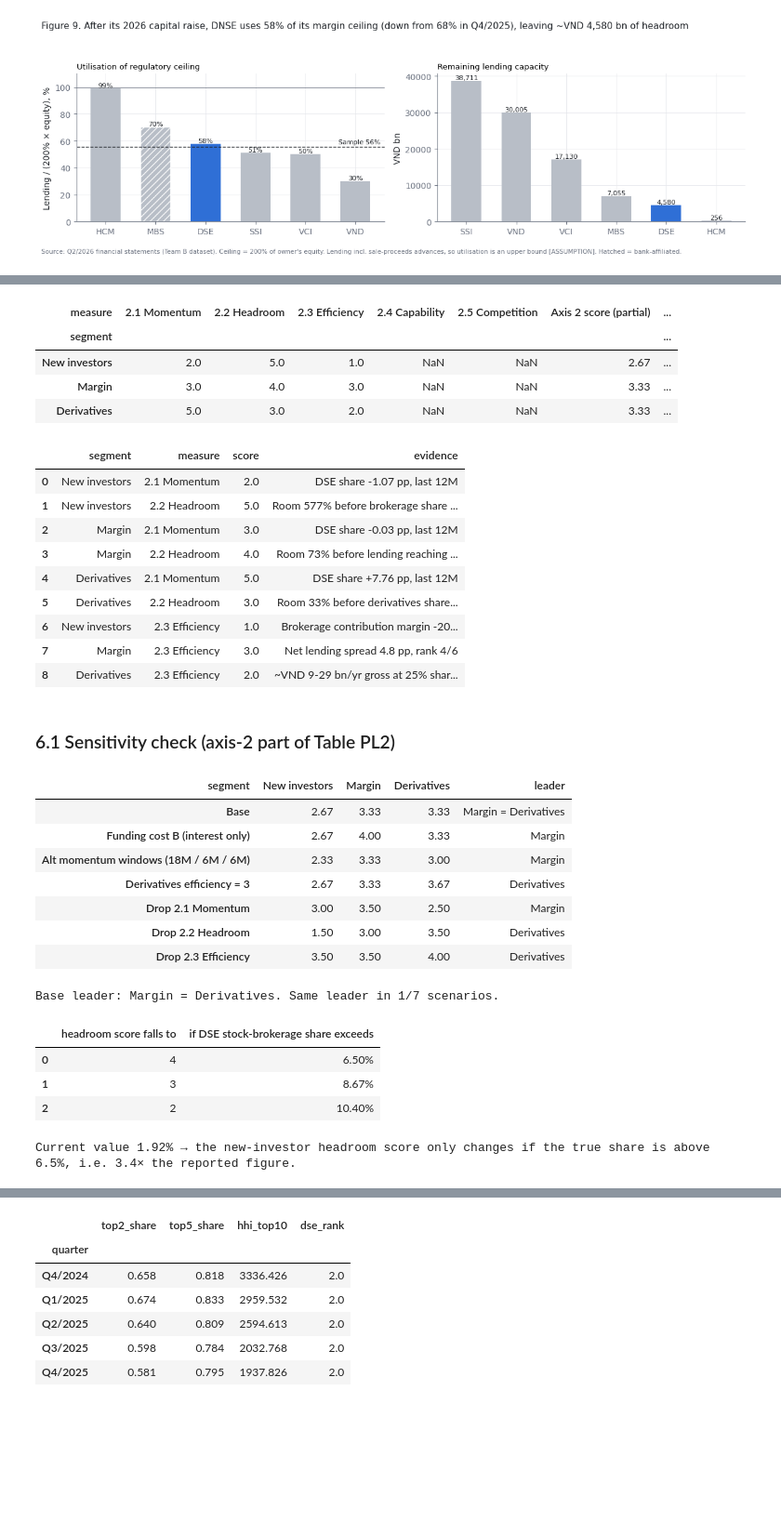
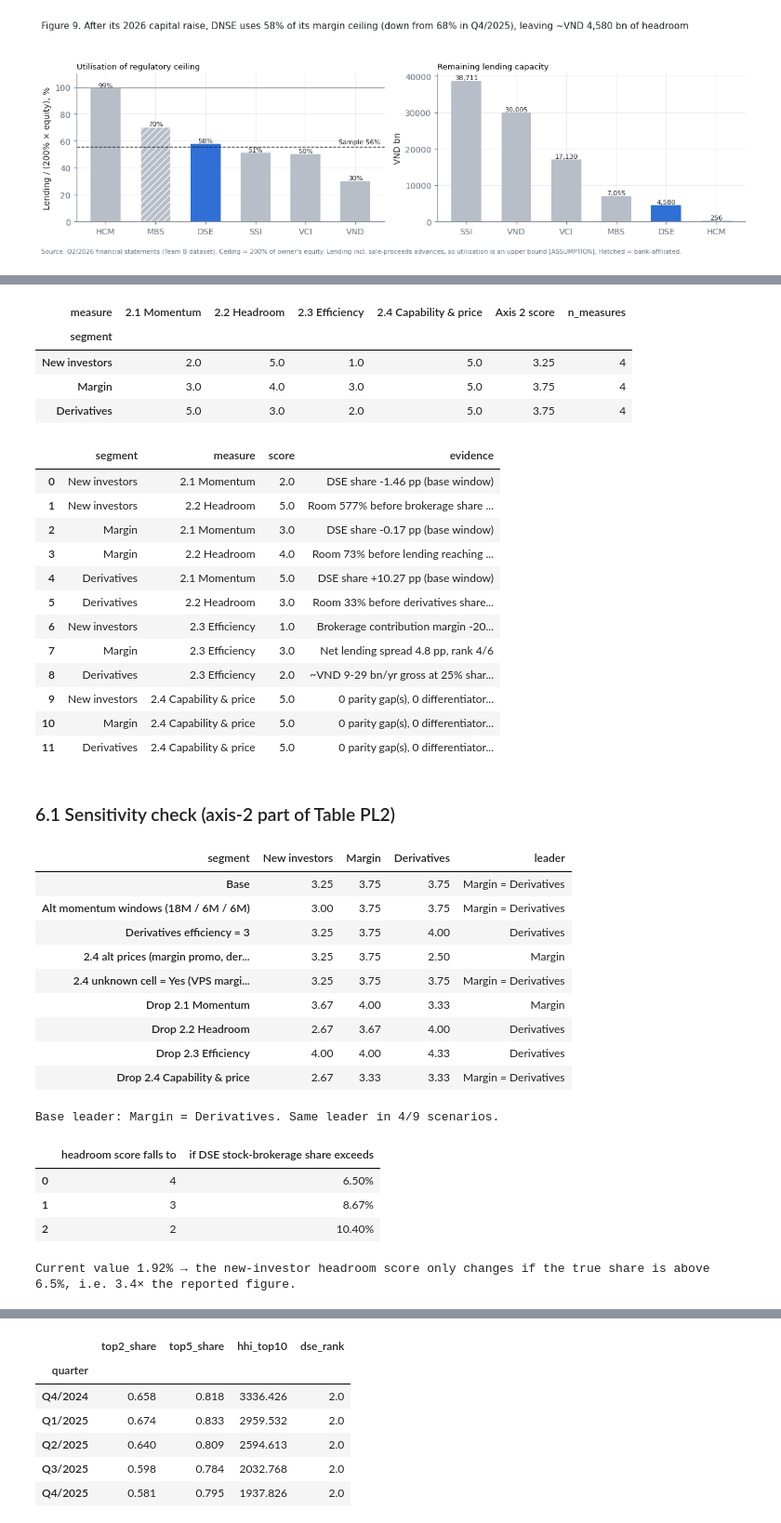
Before and after one commit to Xx-Pumpkin-xX/fba_roadto30_2026, a Jupyter notebook: notebook/B1_axis2_supply_side.ipynb, the cells around one changed output, grey strips where cells are left out. Shown at 93% size. Drawn from its saved outputs; the diff is of its cells as text; code cells hidden in the pictures; blank space fills up the shorter version.

```diff
--- a/notebook/B1_axis2_supply_side.ipynb
+++ b/notebook/B1_axis2_supply_side.ipynb
@@ -565,0 +738,24 @@ plt.show()
+# %%
+fig, axes = plt.subplots(1, 3, figsize=(12, 4))
+BANKS = {"MBS", "TCBS"}
+panels = [("New investors", eq * 100, "Stock brokerage fee, % of value", "{:.2f}%", 100),
+          ("Margin", mg.broad * 100, "Margin rate currently applied, %/yr", "{:.1f}%", 100),
+          ("Derivatives", dv.low_vol_fee.dropna(), "Derivatives fee, low volume, VND/contract", "{:,.0f}", 1)]
+for ax, (seg, ser, ttl, fmt, k) in zip(axes, panels):
+    ser = ser.sort_values()
+    bars = ax.bar(ser.index, ser.values, color=[ACCENT if c == "DSE" else PEER for c in ser.index], width=0.6)
+    for bar, cpy in zip(bars, ser.index):
+        if cpy in BANKS: bar.set_hatch("///"); bar.set_edgecolor("white")
+    ax.bar_label(bars, labels=[fmt.format(v) for v in ser.values], fontsize=7.5, color=INK)
+    ax.axhline(cap24.at[seg, "peer_median"] * k, color=MUTED, ls="--", lw=1)
+    ax.text(len(ser) - 0.5, cap24.at[seg, "peer_median"] * k, " peer median", va="bottom", ha="right", fontsize=7.5, color=MUTED)
+    ax.set_title(ttl, fontsize=9.5, loc="left")
+    ax.tick_params(axis="x", labelsize=8)
+below = [s.lower() for s in SEGS if cap24.at[s, "price_point"] == 1]
+fig.suptitle(f"Figure 11. DNSE prices below the peer median in {', '.join(below) if below else 'no group'}",
+             x=0.01, ha="left", fontsize=11, color=INK)
+footer(fig, "Source: published fee schedules, Team B dataset v2 (2.5_Pricing); derivatives fees re-checked on DNSE, VPS, TCBS sites 26/9/2026. "
+            "Brokerage fee excludes exchange fee. Hatched = bank-affiliated.")
+fig.tight_layout(rect=(0, 0.05, 1, 0.92))
+fig.savefig(FIG / "Fig11_B_competition_price.png", dpi=200)
+plt.show()
@@ -604,13 +795,14 @@ ROOM_DESC = {
     "Derivatives": "derivatives share catching up with leader VPS",
 }
 
-def build_scores(mom, spread_rank_col="rank_spread_A", deriv_eff=2, brk=brk_share):
+def build_scores(mom, spread_rank_col="rank_spread_A", deriv_eff=2, brk=brk_share, cap_t=None):
+    cap_t = cap24 if cap_t is None else cap_t
     room = {"New investors": acc_share / brk - 1,
             "Margin": H2.at["DSE", "headroom_vs_book"],
             "Derivatives": vps_q2 / dse_ds["Q2/2026"] - 1}
     rows = []
     for seg in SEGS:
-        rows.append((seg, "2.1 Momentum", score_change(mom[seg]), f"DSE share {mom[seg]:+.2f} pp, last 12M"))
+        rows.append((seg, "2.1 Momentum", score_change(mom[seg]), f"DSE share {mom[seg]:+.2f} pp (base window)"))
         rows.append((seg, "2.2 Headroom", score_room(room[seg]),
                      f"Room {room[seg]:.0%} before {ROOM_DESC[seg]}"))
     rows.append(("New investors", "2.3 Efficiency", score_rank(ea.at["DSE", "rank_contrib"]),
@@ -620,80 +812,87 @@ def build_scores(mom, spread_rank_col="rank_spread_A", deriv_eff=2, brk=brk_shar
     rows.append(("Derivatives", "2.3 Efficiency", deriv_eff,
                  f"~VND {deriv_rev['rev_low_bn_per_year']:.0f}-{deriv_rev['rev_high_bn_per_year']:.0f} bn/yr gross at 25% share; no peer fee data [JUDGEMENT]"))
     for seg in SEGS:
-        rows += [(seg, "2.4 Capability", np.nan, "Pending B2 (Table 3)"),
-                 (seg, "2.5 Competition", np.nan, "Pending B2 (Figure 11)")]
+        r = cap_t.loc[seg]
+        rows.append((seg, "2.4 Capability & price", r.score,
+                     f"{int(r.parity_gaps)} parity gap(s), {int(r.differentiators)} differentiator(s), price {'below' if r.price_point > 0 else 'above' if r.price_point < 0 else 'at'} peer median → net {int(r.net):+d}"))
     return pd.DataFrame(rows, columns=["segment", "measure", "score", "evidence"])
 
 mom_base = momentum.set_index("segment").change_pp
 scores = build_scores(mom_base)
 
 bang4 = scores.pivot(index="segment", columns="measure", values="score").reindex(SEGS)
-bang4["Axis 2 score (partial)"] = bang4.mean(axis=1, skipna=True)
-bang4["n_measures"] = bang4.drop(columns="Axis 2 score (partial)").notna().sum(axis=1)
+bang4["Axis 2 score"] = bang4.mean(axis=1, skipna=True)
+bang4["n_measures"] = bang4.drop(columns="Axis 2 score").notna().sum(axis=1)
 scores.to_csv(CLEAN / "Table4_axis2_evidence.csv", index=False)
 bang4.to_csv(CLEAN / "Table4_axis2_scores_DRAFT.csv")
 display(bang4.round(2))
 with pd.option_context("display.max_colwidth", 120):
     display(scores[scores.score.notna()])
 # %% [output]
-| measure | 2.1 Momentum | 2.2 Headroom | 2.3 Efficiency | 2.4 Capability | 2.5 Competition | Axis 2 score (partial) | ... |
-| segment |  |  |  |  |  |  | ... |
-| New investors | 2.0 | 5.0 | 1.0 | NaN | NaN | 2.67 | ... |
-| Margin | 3.0 | 4.0 | 3.0 | NaN | NaN | 3.33 | ... |
-| Derivatives | 5.0 | 3.0 | 2.0 | NaN | NaN | 3.33 | ... |
+| measure | 2.1 Momentum | 2.2 Headroom | 2.3 Efficiency | 2.4 Capability & price | Axis 2 score | n_measures |
+| segment |  |  |  |  |  |  |
+| New investors | 2.0 | 5.0 | 1.0 | 5.0 | 3.25 | 4 |
+| Margin | 3.0 | 4.0 | 3.0 | 5.0 | 3.75 | 4 |
+| Derivatives | 5.0 | 3.0 | 2.0 | 5.0 | 3.75 | 4 |
 |  | segment | measure | score | evidence |
-| 0 | New investors | 2.1 Momentum | 2.0 | DSE share -1.07 pp, last 12M |
+| 0 | New investors | 2.1 Momentum | 2.0 | DSE share -1.46 pp (base window) |
 | 1 | New investors | 2.2 Headroom | 5.0 | Room 577% before brokerage share ... |
-| 2 | Margin | 2.1 Momentum | 3.0 | DSE share -0.03 pp, last 12M |
+| 2 | Margin | 2.1 Momentum | 3.0 | DSE share -0.17 pp (base window) |
 | 3 | Margin | 2.2 Headroom | 4.0 | Room 73% before lending reaching ... |
-| 4 | Derivatives | 2.1 Momentum | 5.0 | DSE share +7.76 pp, last 12M |
+| 4 | Derivatives | 2.1 Momentum | 5.0 | DSE share +10.27 pp (base window) |
 | 5 | Derivatives | 2.2 Headroom | 3.0 | Room 33% before derivatives share... |
 | 6 | New investors | 2.3 Efficiency | 1.0 | Brokerage contribution margin -20... |
 | 7 | Margin | 2.3 Efficiency | 3.0 | Net lending spread 4.8 pp, rank 4/6 |
 | 8 | Derivatives | 2.3 Efficiency | 2.0 | ~VND 9-29 bn/yr gross at 25% shar... |
+| 9 | New investors | 2.4 Capability & price | 5.0 | 0 parity gap(s), 0 differentiator... |
+| 10 | Margin | 2.4 Capability & price | 5.0 | 0 parity gap(s), 0 differentiator... |
+| 11 | Derivatives | 2.4 Capability & price | 5.0 | 0 parity gap(s), 0 differentiator... |
 # %% [markdown]
 ### 6.1 Sensitivity check (axis-2 part of Table PL2)
 # %%
 def axis2(sc, drop=None):
     s = sc if drop is None else sc[sc.measure != drop]
     return s.groupby("segment").score.mean().reindex(SEGS)
 
 def leaders(s):
     return " = ".join(s[np.isclose(s, s.max())].index)
 
 mom_alt = mom_all[~mom_all.is_base].set_index("segment").change_pp
 scen = {
     "Base": build_scores(mom_base),
-    "Funding cost B (interest only)": build_scores(mom_base, "rank_spread_B"),
     "Alt momentum windows (18M / 6M / 6M)": build_scores(mom_alt),
     "Derivatives efficiency = 3": build_scores(mom_base, deriv_eff=3),
+    "2.4 alt prices (margin promo, deriv top tier)": build_scores(mom_base, cap_t=cap24_alt),
+    "2.4 unknown cell = Yes (VPS margin alerts)": build_scores(mom_base, cap_t=cap24_unk),
 }
 rows = {k: axis2(v) for k, v in scen.items()}
-for m in ["2.1 Momentum", "2.2 Headroom", "2.3 Efficiency"]:
+for m in ["2.1 Momentum", "2.2 Headroom", "2.3 Efficiency", "2.4 Capability & price"]:
     rows[f"Drop {m}"] = axis2(scen["Base"], drop=m)
 sens = pd.DataFrame(rows).T
 sens["leader"] = sens[SEGS].apply(leaders, axis=1)
 sens.to_csv(CLEAN / "Table_PL2_axis2_sensitivity.csv")
 display(sens.round(2))
 base_lead = sens.at["Base", "leader"]
 print(f"Base leader: {base_lead}. Same leader in {(sens.leader == base_lead).sum()}/{len(sens)} scenarios.")
 
 thr = pd.DataFrame([{"headroom score falls to": s, "if DSE stock-brokerage share exceeds": acc_share / (1 + g)}
                     for s, g in [(4, 1.0), (3, 0.5), (2, 0.25)]])
 thr["if DSE stock-brokerage share exceeds"] = thr["if DSE stock-brokerage share exceeds"].map("{:.2%}".format)
 display(thr)
 print(f"Current value {brk_share:.2%} → the new-investor headroom score only changes if the true share is "
       f"above {acc_share/2:.1%}, i.e. {acc_share/2/brk_share:.1f}× the reported figure.")
 # %% [output]
 | segment | New investors | Margin | Derivatives | leader |
-| Base | 2.67 | 3.33 | 3.33 | Margin = Derivatives |
-| Funding cost B (interest only) | 2.67 | 4.00 | 3.33 | Margin |
-| Alt momentum windows (18M / 6M / 6M) | 2.33 | 3.33 | 3.00 | Margin |
-| Derivatives efficiency = 3 | 2.67 | 3.33 | 3.67 | Derivatives |
-| Drop 2.1 Momentum | 3.00 | 3.50 | 2.50 | Margin |
-| Drop 2.2 Headroom | 1.50 | 3.00 | 3.50 | Derivatives |
-| Drop 2.3 Efficiency | 3.50 | 3.50 | 4.00 | Derivatives |
+| Base | 3.25 | 3.75 | 3.75 | Margin = Derivatives |
+| Alt momentum windows (18M / 6M / 6M) | 3.00 | 3.75 | 3.75 | Margin = Derivatives |
+| Derivatives efficiency = 3 | 3.25 | 3.75 | 4.00 | Derivatives |
+| 2.4 alt prices (margin promo, der... | 3.25 | 3.75 | 2.50 | Margin |
+| 2.4 unknown cell = Yes (VPS margi... | 3.25 | 3.75 | 3.75 | Margin = Derivatives |
+| Drop 2.1 Momentum | 3.67 | 4.00 | 3.33 | Margin |
+| Drop 2.2 Headroom | 2.67 | 3.67 | 4.00 | Derivatives |
+| Drop 2.3 Efficiency | 4.00 | 4.00 | 4.33 | Derivatives |
+| Drop 2.4 Capability & price | 2.67 | 3.33 | 3.33 | Margin = Derivatives |
-Base leader: Margin = Derivatives. Same leader in 1/7 scenarios.
+Base leader: Margin = Derivatives. Same leader in 4/9 scenarios.
 |  | headroom score falls to | if DSE stock-brokerage share exceeds |
 | 0 | 4 | 6.50% |
 | 1 | 3 | 8.67% |
```
Also changed, not shown: parts of 19 cells of this notebook, 26 other files.
